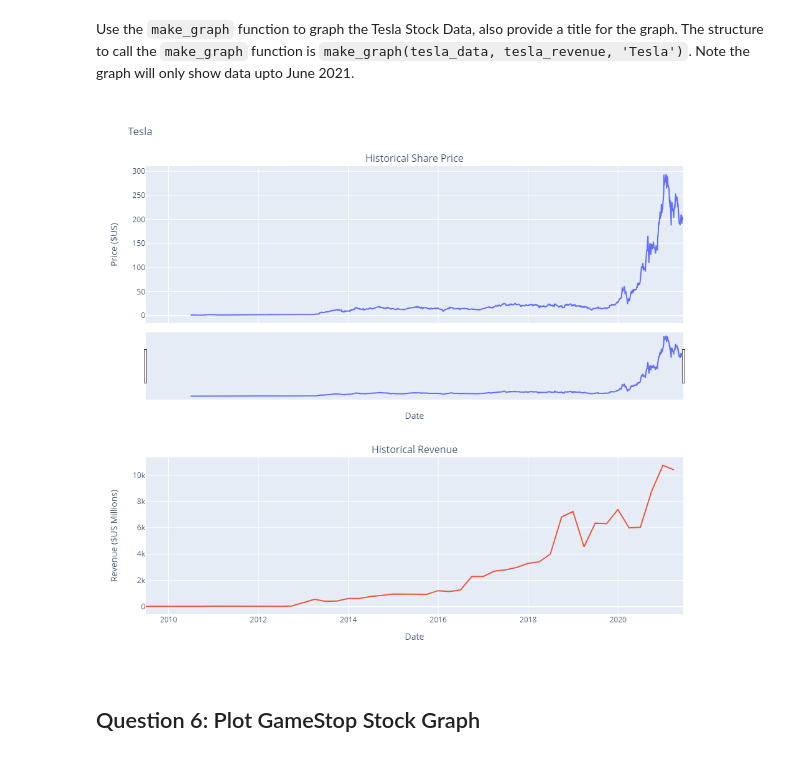
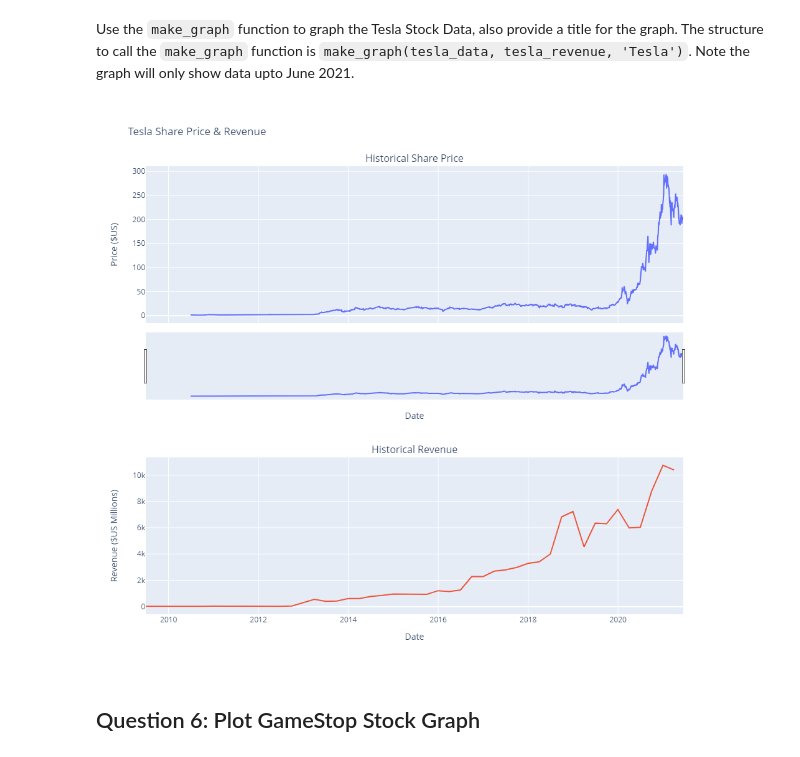
Before and after one commit to NadjiC/JupyterNotebookAssignment, a Jupyter notebook: Final Assignment.ipynb, the cells around one changed output. Cells and saved outputs as stored; diff of their text form; code cells hidden in the pictures.

```diff
--- a/Final Assignment.ipynb
+++ b/Final Assignment.ipynb
@@ -277,9 +263,9 @@ gme_revenue.tail()
 # %% [markdown]
 Use the `make_graph` function to graph the Tesla Stock Data, also provide a title for the graph. The structure to call the `make_graph` function is `make_graph(tesla_data, tesla_revenue, 'Tesla')`. Note the graph will only show data upto June 2021.
 # %%
-make_graph(tesla_data, tesla_revenue, 'Tesla')
+make_graph(tesla_data, tesla_revenue, 'Tesla Share Price & Revenue')
 # %% [output]
-[figure, old version]
+[figure, new version]
 # %% [markdown]
 ## Question 6: Plot GameStop Stock Graph
 # %% [markdown]
```
Also changed, not shown: parts of 6 cells of this notebook.
